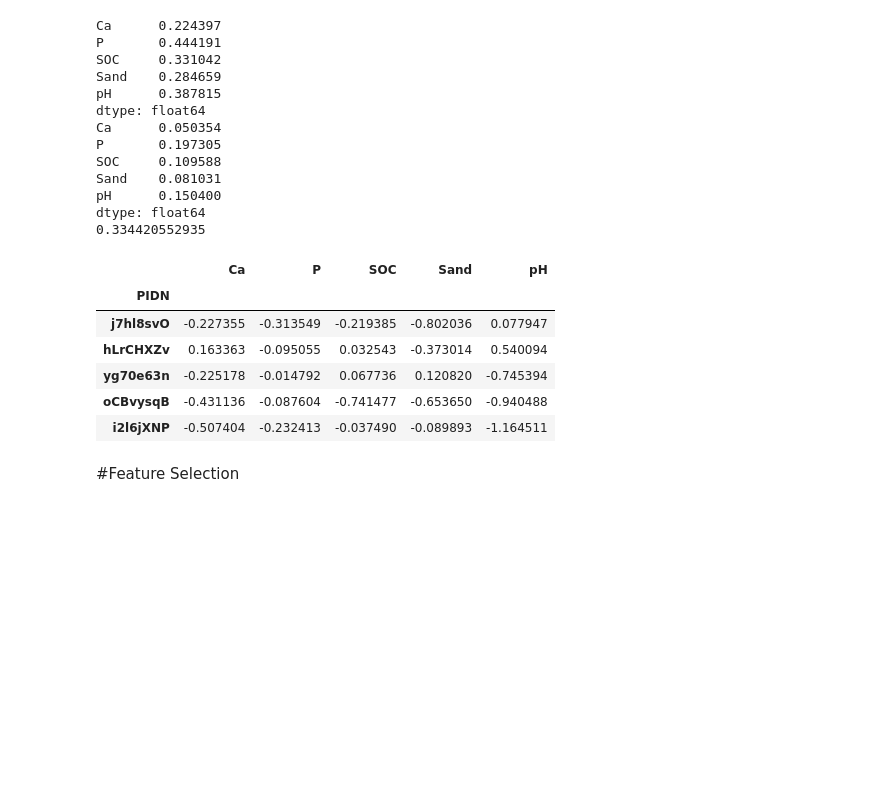
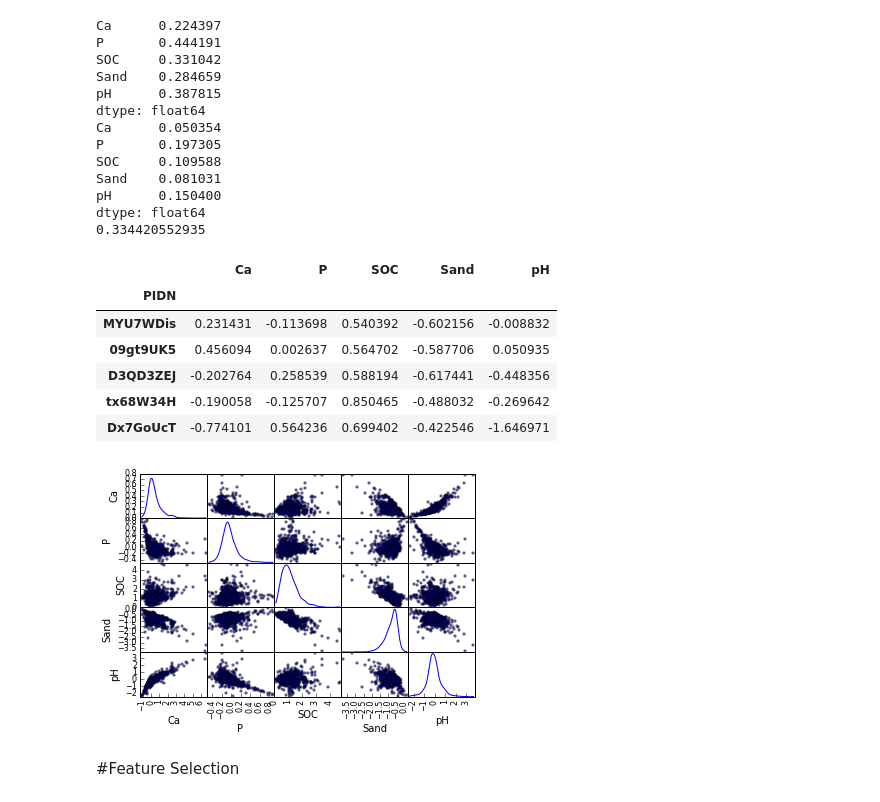
Before and after one commit to eric-czech/portfolio, a Jupyter notebook: demonstrative/python/notebooks/kaggle_soil.ipynb, the cells around one changed output. Drawn from its saved outputs; the diff is of its cells as text; code cells hidden in the pictures; blank space fills up the shorter version.

Commit message:
kaggle comp

```diff
--- a/demonstrative/python/notebooks/kaggle_soil.ipynb
+++ b/demonstrative/python/notebooks/kaggle_soil.ipynb
@@ -941,15 +941,32 @@ P     0.727768  0.433243
 SOC   0.312008  0.060494
 Sand  0.306026  0.039653
 pH    0.334871  0.063932
+# %%
+class MeanRegressor(BaseEstimator, RegressorMixin):
+    """Blending regressor used to predict means of base estimator predictions"""
+
+    def __init__(self):
+       pass
+
+    def fit(self, X, y):
+        # Does nothing, no fitting is necessary to prediction means
+        return self
+
+    def predict(self, X):
+        """Predicts results as mean of inputs (per record)"""
+        res = np.mean(X, axis=1)
+        return res
 # %%
 def predict_response(X_train, X_test, Y_train, models, responses):
     from sklearn.linear_model import ElasticNetCV
+    from sklearn.dummy import DummyRegressor
 
     predictions = {}
     regressors = {}
     for response in responses:
         print 'Running predictions for response {}'.format(response)
-        clf = StackRegressor(models[response], ElasticNetCV(positive=True), k=10)
+        #clf = StackRegressor(models[response], ElasticNetCV(positive=True), k=10)
+        clf = StackRegressor(models[response], MeanRegressor(), k=10)
         clf.fit(X_train, Y_train[response])
         predictions[response] = clf.predict(X_test)
         regressors[response] = clf
@@ -1014,23 +1045,25 @@ pH      0.150400
 dtype: float64
 0.334420552935
 # %%
-final_results = pd.DataFrame(predictions, index=prediction_index)
+final_results = pd.DataFrame(predictions)
+final_results.index = prediction_index
 final_results.index.name = 'PIDN'
 #print final_results.head()
 # Plot a scatter matrix of the predictions for comparison to original dependent variables
-#from pandas.tools.plotting import scatter_matrix
-#scatter_matrix(final_results, diagonal='kde')
+from pandas.tools.plotting import scatter_matrix
+scatter_matrix(final_results, diagonal='kde')
 
-final_results[['Ca', 'P', 'pH', 'SOC', 'Sand']].to_csv('/home/ubuntu/kaggle/soil/data/results_7.csv', index=True)
+final_results[['Ca', 'P', 'pH', 'SOC', 'Sand']].to_csv('/home/ubuntu/kaggle/soil/data/results_9.csv', index=True)
 final_results.head()
 # %% [output]
 |  | Ca | P | SOC | Sand | pH |
 | PIDN |  |  |  |  |  |
-| j7hl8svO | -0.227355 | -0.313549 | -0.219385 | -0.802036 | 0.077947 |
-| hLrCHXZv | 0.163363 | -0.095055 | 0.032543 | -0.373014 | 0.540094 |
-| yg70e63n | -0.225178 | -0.014792 | 0.067736 | 0.120820 | -0.745394 |
-| oCBvysqB | -0.431136 | -0.087604 | -0.741477 | -0.653650 | -0.940488 |
-| i2l6jXNP | -0.507404 | -0.232413 | -0.037490 | -0.089893 | -1.164511 |
+| MYU7WDis | 0.231431 | -0.113698 | 0.540392 | -0.602156 | -0.008832 |
+| 09gt9UK5 | 0.456094 | 0.002637 | 0.564702 | -0.587706 | 0.050935 |
+| D3QD3ZEJ | -0.202764 | 0.258539 | 0.588194 | -0.617441 | -0.448356 |
+| tx68W34H | -0.190058 | -0.125707 | 0.850465 | -0.488032 | -0.269642 |
+| Dx7GoUcT | -0.774101 | 0.564236 | 0.699402 | -0.422546 | -1.646971 |
+[figure, added]
 # %% [markdown]
 #Feature Selection
 # %%
```
Also changed, not shown: parts of 2 cells of this notebook.
